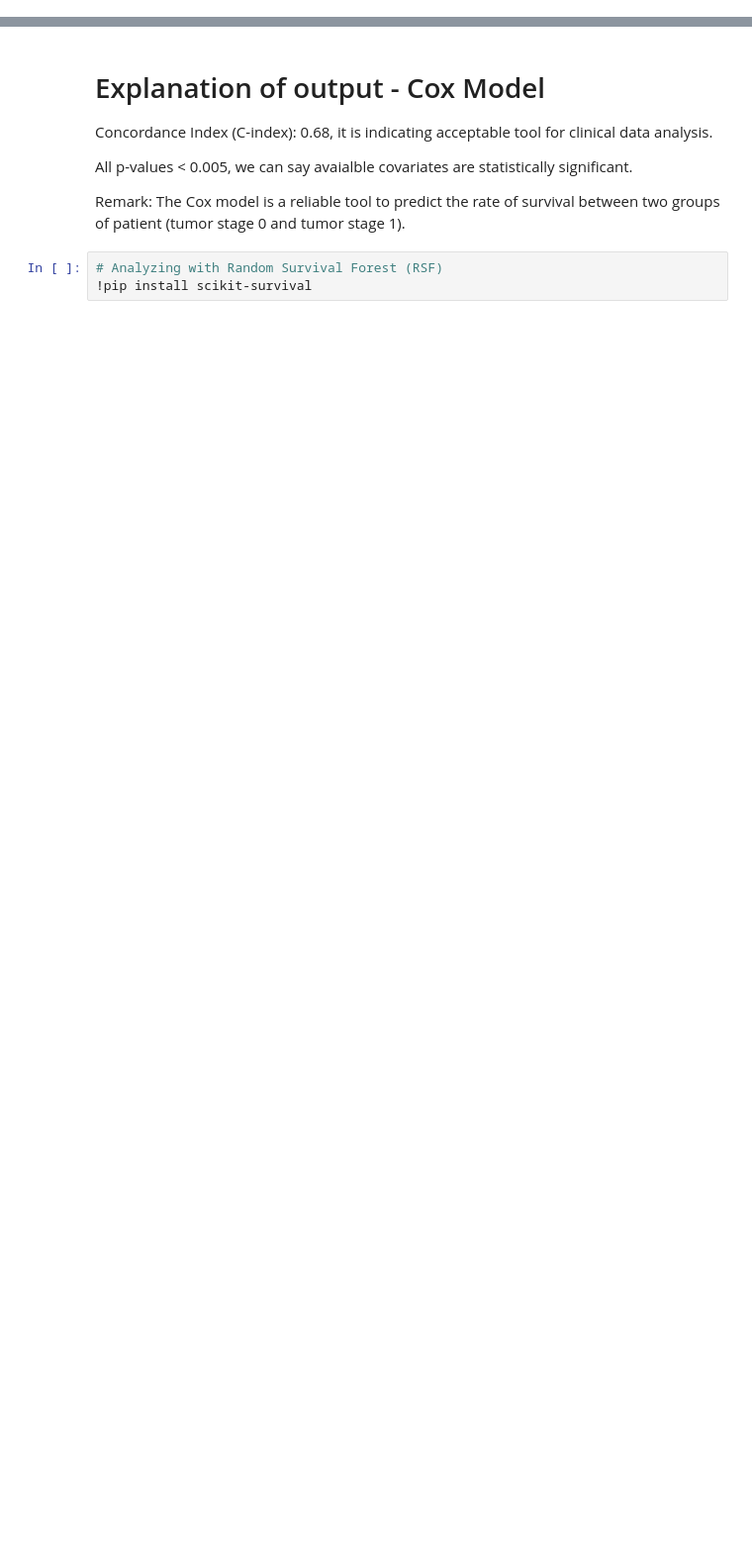
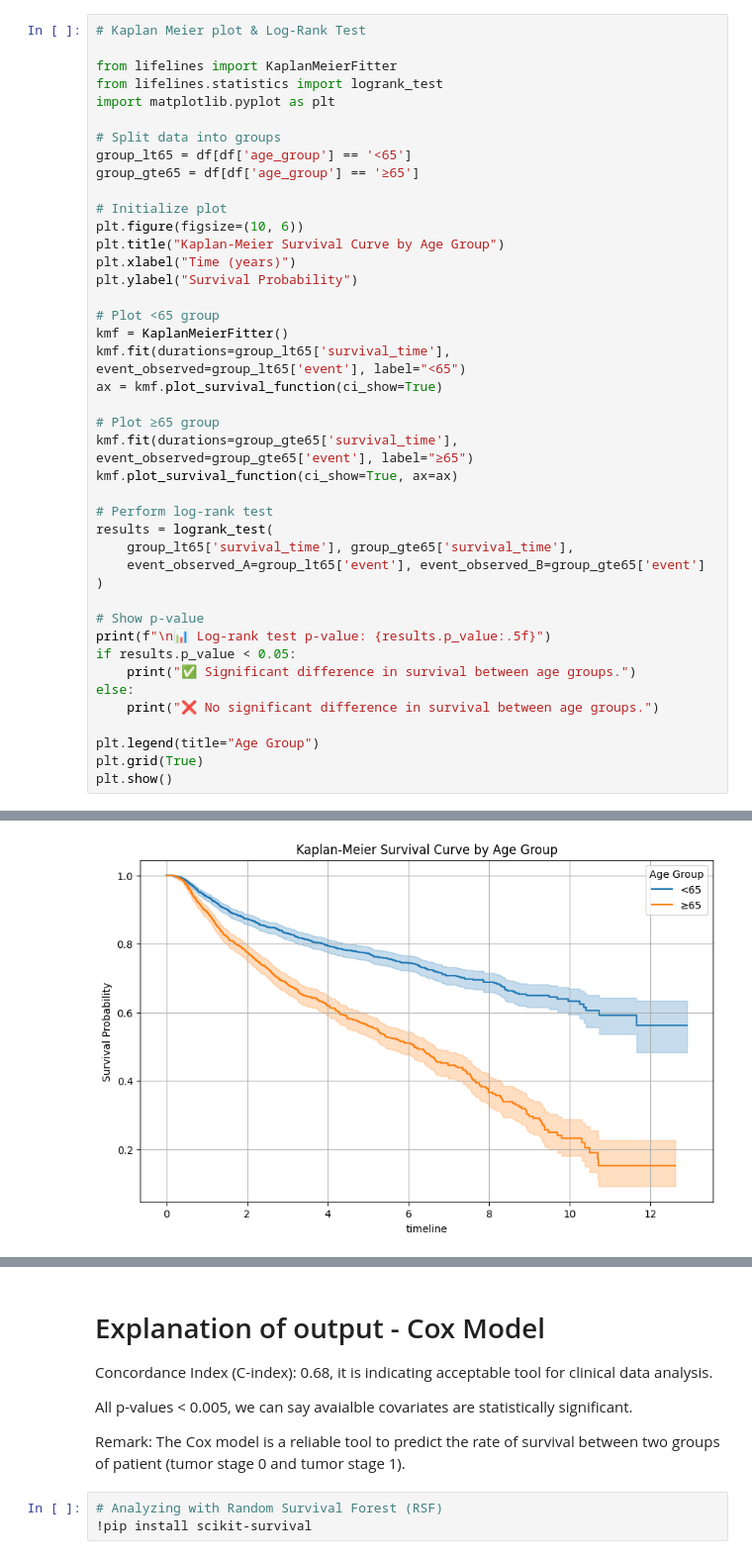
Before and after one commit to mfa327/BINF-5507-assignment-4, a Jupyter notebook: main.ipynb, the cells around one changed output, grey strips where cells are left out. Shown at 99% size. Drawn from its saved outputs; the diff is of its cells as text; blank space fills up the shorter version.

```diff
--- a/main.ipynb
+++ b/main.ipynb
@@ -157,0 +76,43 @@ cph.print_summary()
+# %%
+# Kaplan Meier plot & Log-Rank Test
+
+from lifelines import KaplanMeierFitter
+from lifelines.statistics import logrank_test
+import matplotlib.pyplot as plt
+
+# Split data into groups
+group_lt65 = df[df['age_group'] == '<65']
+group_gte65 = df[df['age_group'] == '≥65']
+
+# Initialize plot
+plt.figure(figsize=(10, 6))
+plt.title("Kaplan-Meier Survival Curve by Age Group")
+plt.xlabel("Time (years)")
+plt.ylabel("Survival Probability")
+
+# Plot <65 group
+kmf = KaplanMeierFitter()
+kmf.fit(durations=group_lt65['survival_time'], event_observed=group_lt65['event'], label="<65")
+ax = kmf.plot_survival_function(ci_show=True)
+
+# Plot ≥65 group
+kmf.fit(durations=group_gte65['survival_time'], event_observed=group_gte65['event'], label="≥65")
+kmf.plot_survival_function(ci_show=True, ax=ax)
+
+# Perform log-rank test
+results = logrank_test(
+    group_lt65['survival_time'], group_gte65['survival_time'],
+    event_observed_A=group_lt65['event'], event_observed_B=group_gte65['event']
+)
+
+# Show p-value
+print(f"\n📊 Log-rank test p-value: {results.p_value:.5f}")
+if results.p_value < 0.05:
+    print("✅ Significant difference in survival between age groups.")
+else:
+    print("❌ No significant difference in survival between age groups.")
+
+plt.legend(title="Age Group")
+plt.grid(True)
+plt.show()
+# %% [output]
@@ -157,0 +121 @@ cph.print_summary()
+[figure, added]
```
Also changed, not shown: parts of 33 cells of this notebook.
